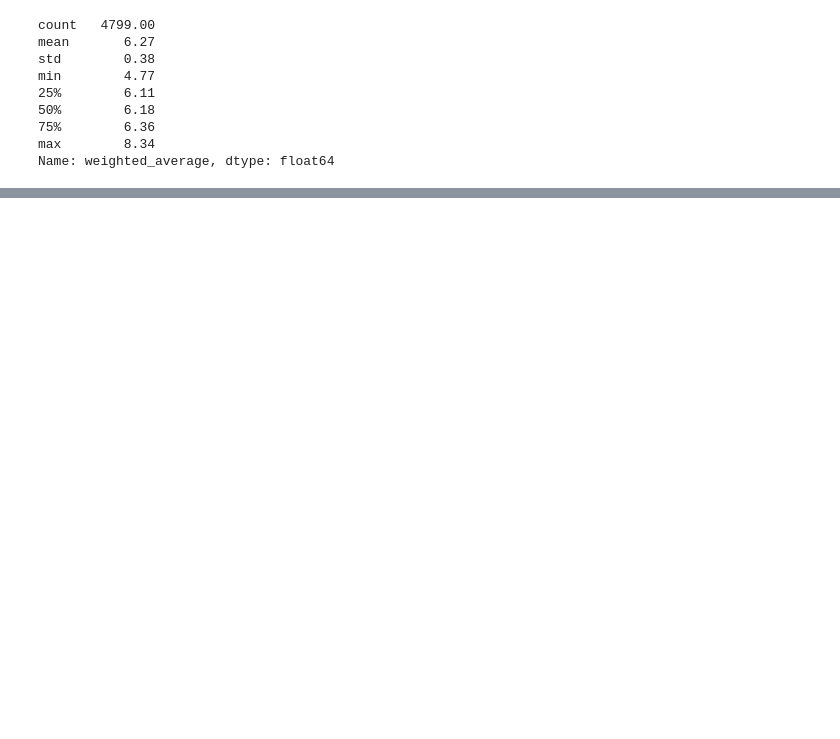
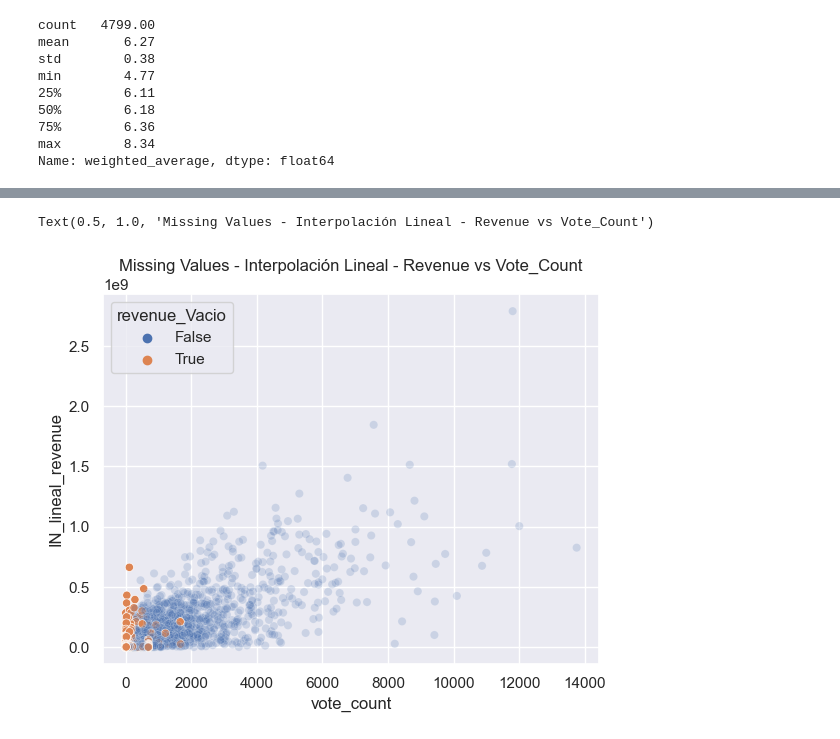
Before and after one commit to ApocalypseScrambler/datascience, a Jupyter notebook: Desafios/ProyectoDS_Parte II - Reyes Luis - 46270.ipynb, the cells around one changed output, grey strips where cells are left out. Saved outputs shown, nothing was run; the diff lists cells and outputs as text; code cells hidden in the pictures; blank space fills up the shorter version.

```diff
--- a/Desafios/ProyectoDS_Parte II - Reyes Luis - 46270.ipynb
+++ b/Desafios/ProyectoDS_Parte II - Reyes Luis - 46270.ipynb
@@ -397,0 +444,3 @@ dtype: int64
+# %%
+df_interpolada_2 = pd.concat([df_interpolada['IN_lineal_revenue'], interpolar], axis=1)
+df_interpolada_2[df_interpolada_2['revenue'].isnull()]
@@ -397,0 +486,7 @@ dtype: int64
+# %%
+#Interpolación nearest
+interpolar = df_movies[['revenue','popularity','budget','vote_count']]
+df_interpolada = interpolar.interpolate(method="nearest")
+prefijo = "IN_nearest_"
+df_interpolada = df_interpolada.add_prefix(prefijo)
+df_interpolada
@@ -397,0 +508,3 @@ dtype: int64
+# %%
+df_interpolada_4 = pd.concat([df_interpolada['IN_nearest_revenue'], interpolar], axis=1)
+df_interpolada_4[df_interpolada_4['revenue'].isnull()]
@@ -397,0 +526,19 @@ dtype: int64
+# %%
+# Junto toda la interpolacion
+df_movies['IN_lineal_revenue'] = df_interpolada_2['IN_lineal_revenue']
+df_movies['IN_nearest_revenue'] = df_interpolada_4['IN_nearest_revenue']
+df_movies['revenue_Vacio'] = df_movies['revenue'].isnull()
+# %%
+# Gráfiquemos para ver como quedarian los datos a reemplazar
+valores_alpha = np.where(df_movies['revenue_Vacio'] == True,1,0.2)
+valores_tamanio = np.where(df_movies['revenue_Vacio'] == True,3,1)
+plt.figure()
+sns.scatterplot(data = df_movies,
+                x = 'vote_count',
+                y = 'IN_lineal_revenue',
+                hue = 'revenue_Vacio',
+                alpha = valores_alpha)
+plt.title('Missing Values - Interpolación Lineal - Revenue vs Vote_Count')
+# %% [output]
+Text(0.5, 1.0, 'Missing Values - Interpolación Lineal - Revenue vs Vote_Count')
+[figure, added]
```
Also changed, not shown: parts of 43 cells of this notebook, 1 other file.
